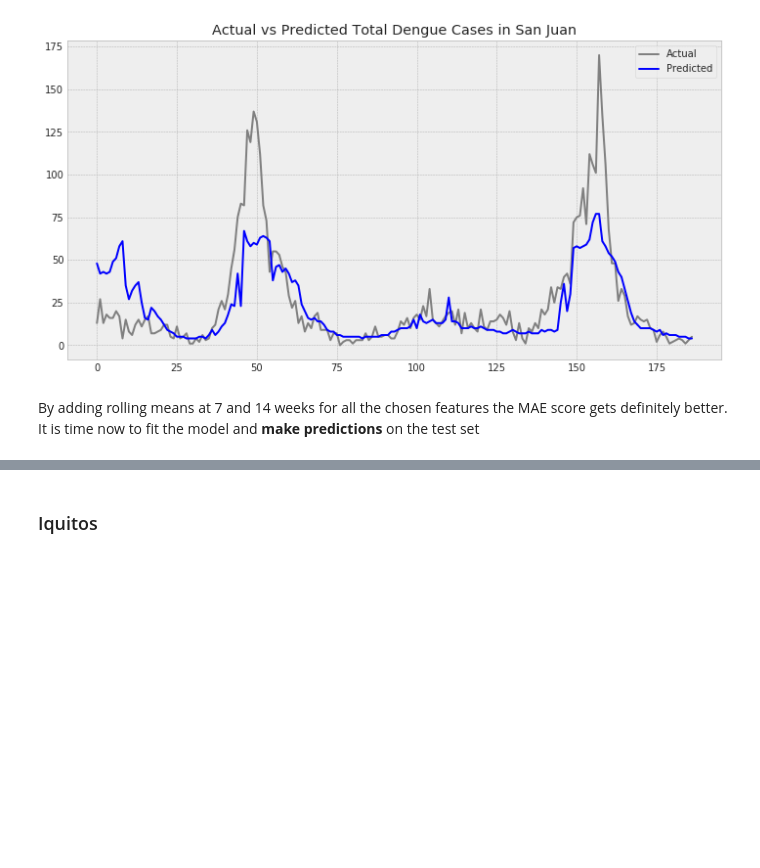
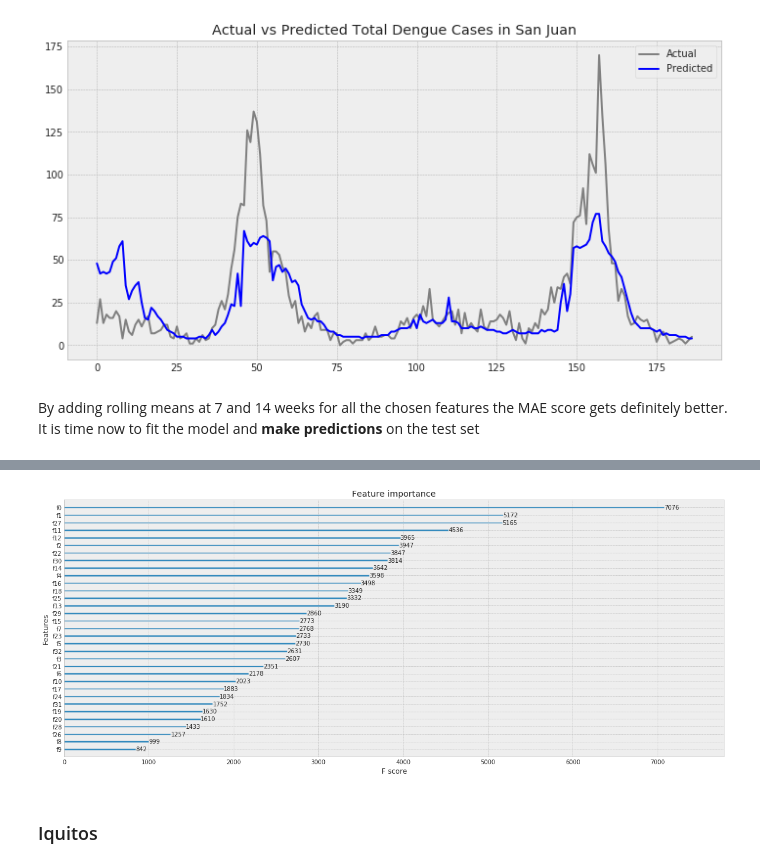
Before and after one commit to giuliamart/capstone_project_MLEN, a Jupyter notebook: DengAI_ Predicting Disease Spread.ipynb, the cells around one changed output, grey strips where cells are left out. Drawn from its saved outputs; the diff is of its cells as text; code cells hidden in the pictures; blank space fills up the shorter version.

```diff
--- a/DengAI_ Predicting Disease Spread.ipynb
+++ b/DengAI_ Predicting Disease Spread.ipynb
@@ -783,17 +766,17 @@ test_size = 0.2
 df_train_sj_x, df_val_sj_x, df_train_sj_y, df_val_sj_y = train_test_split(df_train_sj_x, df_train_sj_y, test_size=test_size, shuffle=False)
 # %%
 # Fit model to training data
-model = xgb.XGBRegressor(n_estimators = 1000, # number of boosted trees
+xgb2 = xgb.XGBRegressor(n_estimators = 1000, # number of boosted trees
                                 learning_rate = 0.001, # step size shrinkage used in update to prevent overfitting
                                 max_depth = 10,
                                 subsample = 0.8, # subsample ratio of the training set (Stochastic gradient boosting)
                                 colsample_bytree = 0.75,
                                 objective ="reg:linear"
                                 )
-model.fit(df_train_sj_x, df_train_sj_y,eval_metric='mae')
+xgb2.fit(df_train_sj_x, df_train_sj_y,eval_metric='mae')
 
 # Make predictions for validation data
-y_pred = model.predict(df_val_sj_x)
+y_pred = xgb2.predict(df_val_sj_x)
 predictions = [round(value) for value in y_pred]
 
 # Evaluate predictions
@@ -817,3 +824,9 @@ final_xgb_predictions_sj = model.predict(df_test_sj_x)
+# %%
+ax = plot_importance(xgb2)
+fig = ax.figure
+fig.set_size_inches(20, 8)
+# %% [output]
+[figure, added]
 # %% [markdown]
 ### Iquitos
 # %%
```
Also changed, not shown: parts of 50 cells of this notebook.
